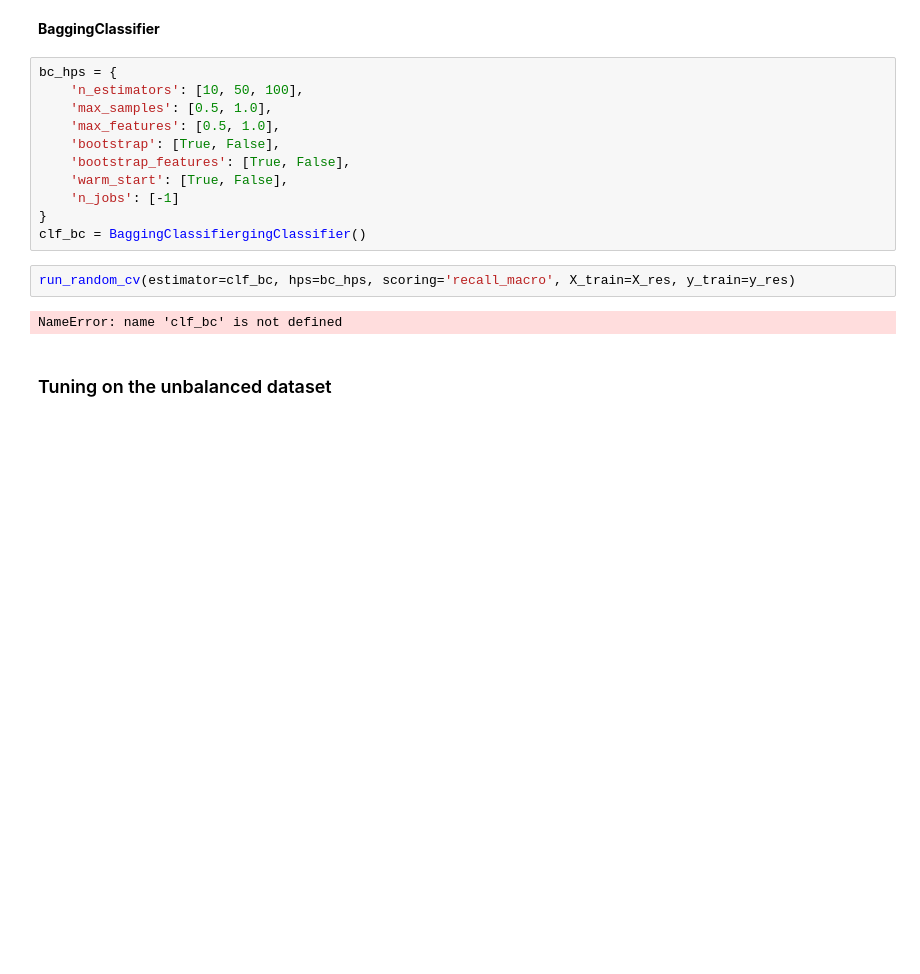
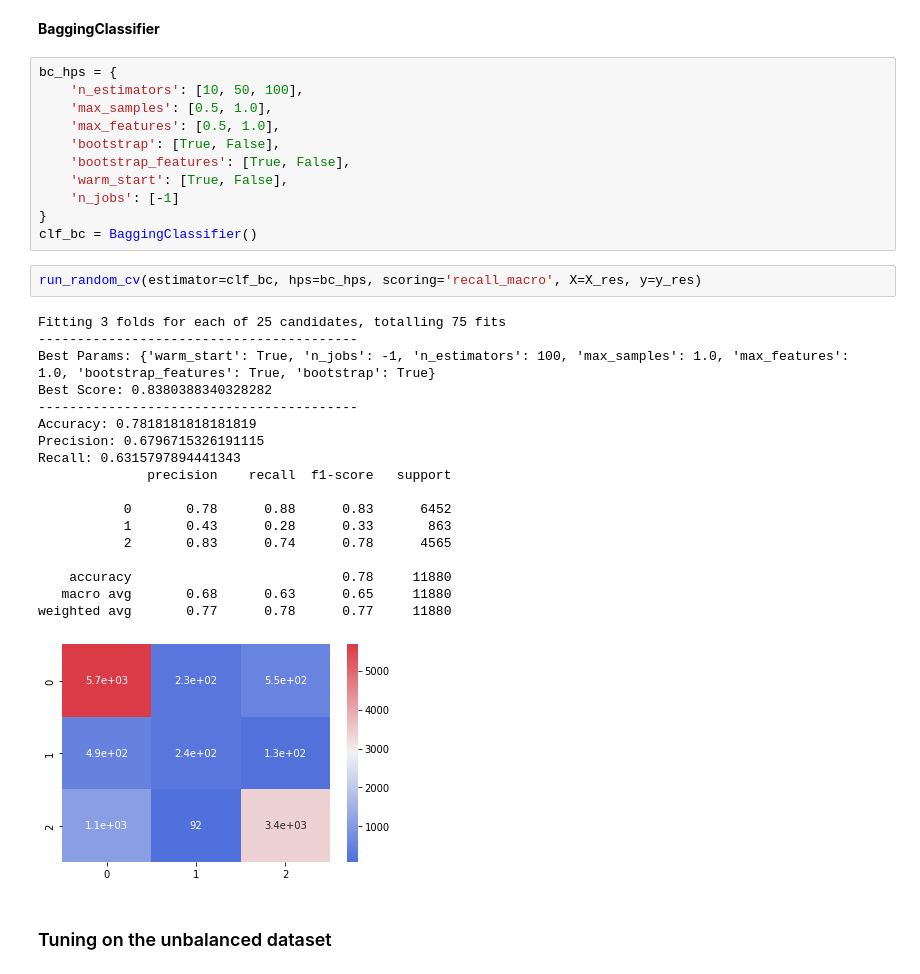
Before and after one commit to JasonErwin/dma-project, a Jupyter notebook: EDA_AND_Modelling.ipynb, the cells around one changed output. Cells and saved outputs as stored; diff of their text form; blank space fills up the shorter version.

```diff
--- a/EDA_AND_Modelling.ipynb
+++ b/EDA_AND_Modelling.ipynb
@@ -767,11 +786,28 @@ bc_hps = {
     'warm_start': [True, False],
     'n_jobs': [-1]
 }
-clf_bc = BaggingClassifiergingClassifier()
+clf_bc = BaggingClassifier()
 # %%
-run_random_cv(estimator=clf_bc, hps=bc_hps, scoring='recall_macro', X_train=X_res, y_train=y_res)
+run_random_cv(estimator=clf_bc, hps=bc_hps, scoring='recall_macro', X=X_res, y=y_res)
 # %% [output]
-NameError: name 'clf_bc' is not defined
+Fitting 3 folds for each of 25 candidates, totalling 75 fits
+-----------------------------------------
+Best Params: {'warm_start': True, 'n_jobs': -1, 'n_estimators': 100, 'max_samples': 1.0, 'max_features': 1.0, 'bootstrap_features': True, 'bootstrap': True}
+Best Score: 0.8380388340328282
+-----------------------------------------
+Accuracy: 0.7818181818181819
+Precision: 0.6796715326191115
+Recall: 0.6315797894441343
+              precision    recall  f1-score   support
+
+           0       0.78      0.88      0.83      6452
+           1       0.43      0.28      0.33       863
+           2       0.83      0.74      0.78      4565
+
+    accuracy                           0.78     11880
+   macro avg       0.68      0.63      0.65     11880
+weighted avg       0.77      0.78      0.77     11880
+[figure, added]
 # %% [markdown]
 ### Tuning on the unbalanced dataset
 # %% [markdown]
```
Also changed, not shown: parts of 26 cells of this notebook, 5 other files.
